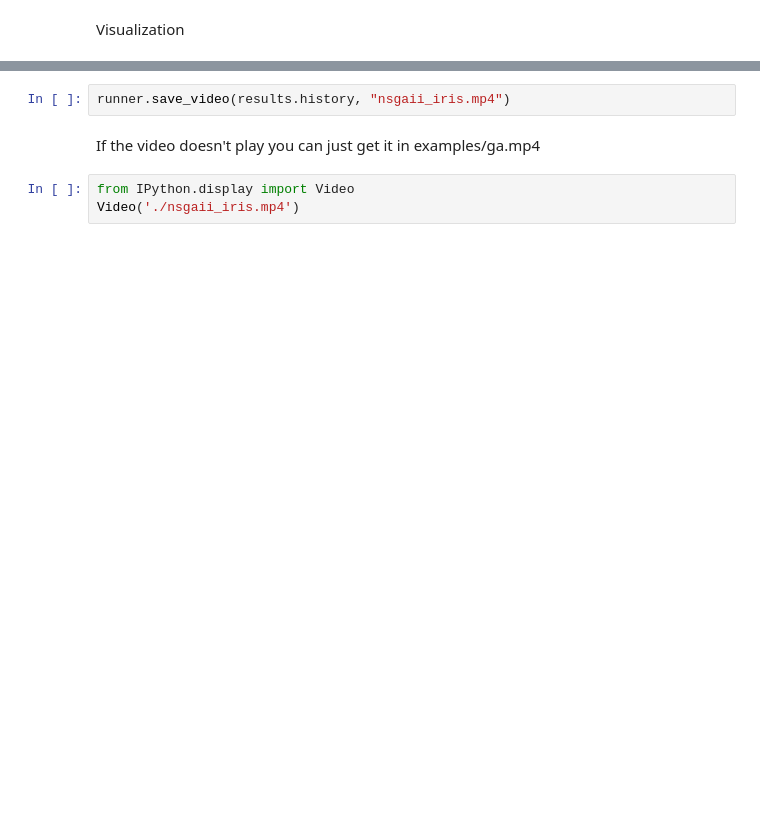
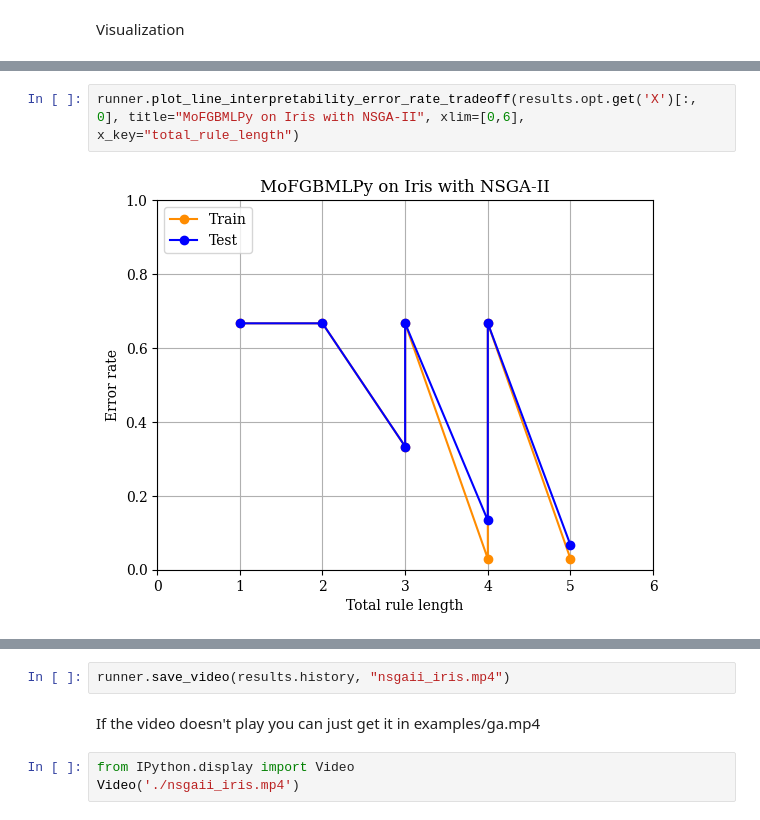
Before and after one commit to ci-labo-omu/MoFGBMLPy, a Jupyter notebook: examples/nsgaii_iris.ipynb, the cells around one changed output, grey strips where cells are left out. Cells and saved outputs as stored; diff of their text form; blank space fills up the shorter version.

```diff
--- a/examples/nsgaii_iris.ipynb
+++ b/examples/nsgaii_iris.ipynb
@@ -59,3 +87,7 @@ runner.plot_line_interpretability_error_rate_tradeoff(results.opt.get('X')[:, 0]
+# %%
+runner.plot_line_interpretability_error_rate_tradeoff(results.opt.get('X')[:, 0], title="MoFGBMLPy on Iris with NSGA-II", xlim=[0,6], x_key="total_rule_length")
+# %% [output]
+[figure, added]
 # %%
 # runner.plot_line_interpretability_error_rate_tradeoff(results.opt.get('X')[:, 0], title="MoFGBMLPy on Iris with NSGA-II", xlim=[0,16])
 # runner.plot_line_interpretability_error_rate_tradeoff(results.opt.get('X')[:, 0], title="MoFGBMLPy on Iris with MOEA/D", xlim=[0,10])
```
Also changed, not shown: parts of 17 cells of this notebook, 16 other files.
